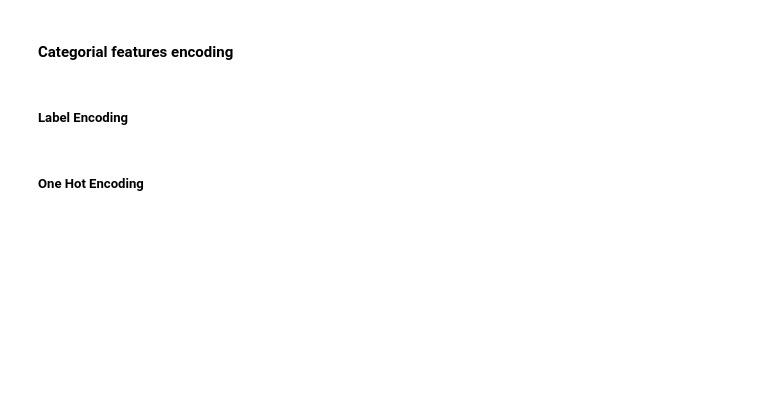
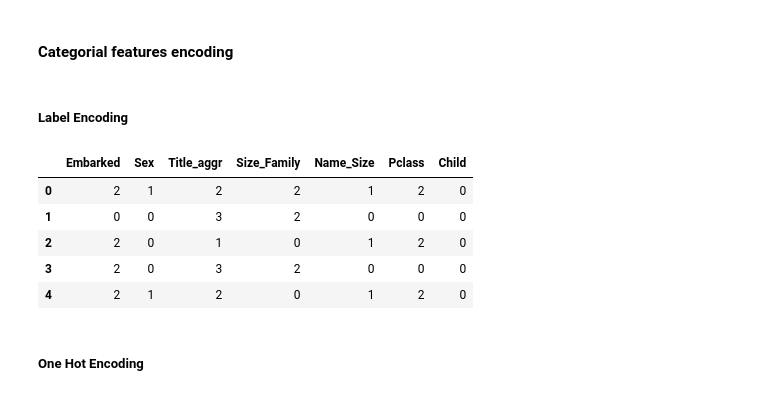
Before and after one commit to Jules-Diez/Personal-examples, a Jupyter notebook: My Titanic.ipynb, the cells around one changed output. Saved outputs shown, nothing was run; the diff lists cells and outputs as text; code cells hidden in the pictures; blank space fills up the shorter version.

```diff
--- a/My Titanic.ipynb
+++ b/My Titanic.ipynb
@@ -768,21 +980,30 @@ display(combined[["Embarked","Sex","Title_aggr","Size_Family","Name_Size","Pclas
 # %%
 # Dataframe with numerical categorical feature
 combined_num_cat = pd.DataFrame()
 
 # LabelEncoder
 labelEnc = LabelEncoder()
 
 # Columns to apply
-cat_vars=["Embarked","Sex","Title_aggr","Size_Family","Name_Size","Child"]
+cat_str_vars = ["Embarked","Sex","Title_aggr","Size_Family","Name_Size"]
+cat_int_vars = ["Pclass","Child"]
 
-for col in cat_vars:
+for col in cat_str_vars:
     labelEnc.fit(np.unique(list(combined[col].values)))
     combined_num_cat[col]=labelEnc.transform(combined[col].astype('str'))
 
-labelEnc.fit(np.unique(list(combined["Pclass"].values)))
-combined_num_cat["Pclass"]=labelEnc.transform(combined["Pclass"].astype('int'))
+for col in cat_int_vars:
+    labelEnc.fit(np.unique(list(combined[col].values)))
+    combined_num_cat[col]=labelEnc.transform(combined[col].astype('int'))
 
 display(combined_num_cat.head())
+# %% [output]
+|  | Embarked | Sex | Title_aggr | Size_Family | Name_Size | Pclass | Child |
+| 0 | 2 | 1 | 2 | 2 | 1 | 2 | 0 |
+| 1 | 0 | 0 | 3 | 2 | 0 | 0 | 0 |
+| 2 | 2 | 0 | 1 | 0 | 1 | 2 | 0 |
+| 3 | 2 | 0 | 3 | 2 | 0 | 0 | 0 |
+| 4 | 2 | 1 | 2 | 0 | 1 | 2 | 0 |
 # %% [markdown]
 ##### One Hot  Encoding
 # %%
```
Also changed, not shown: parts of 43 cells of this notebook.
